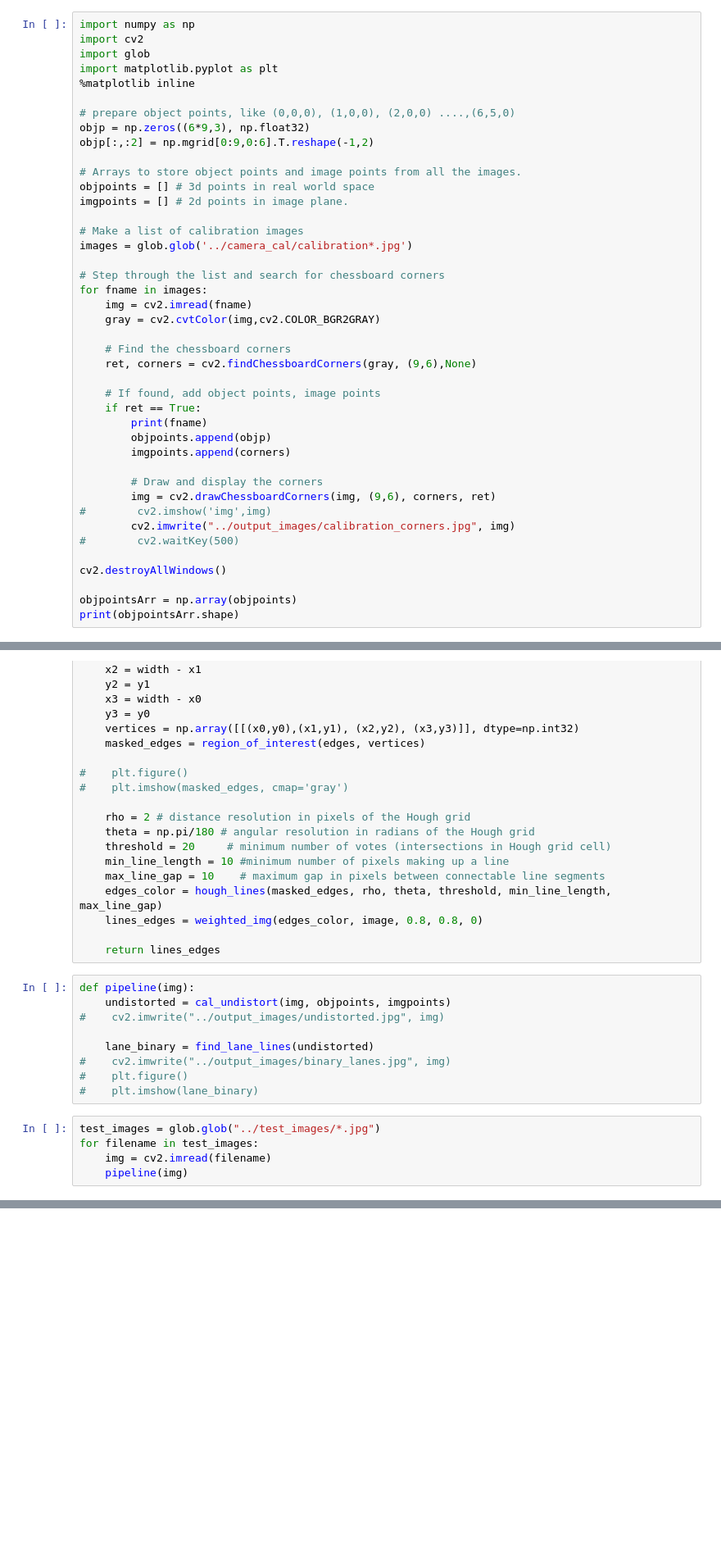
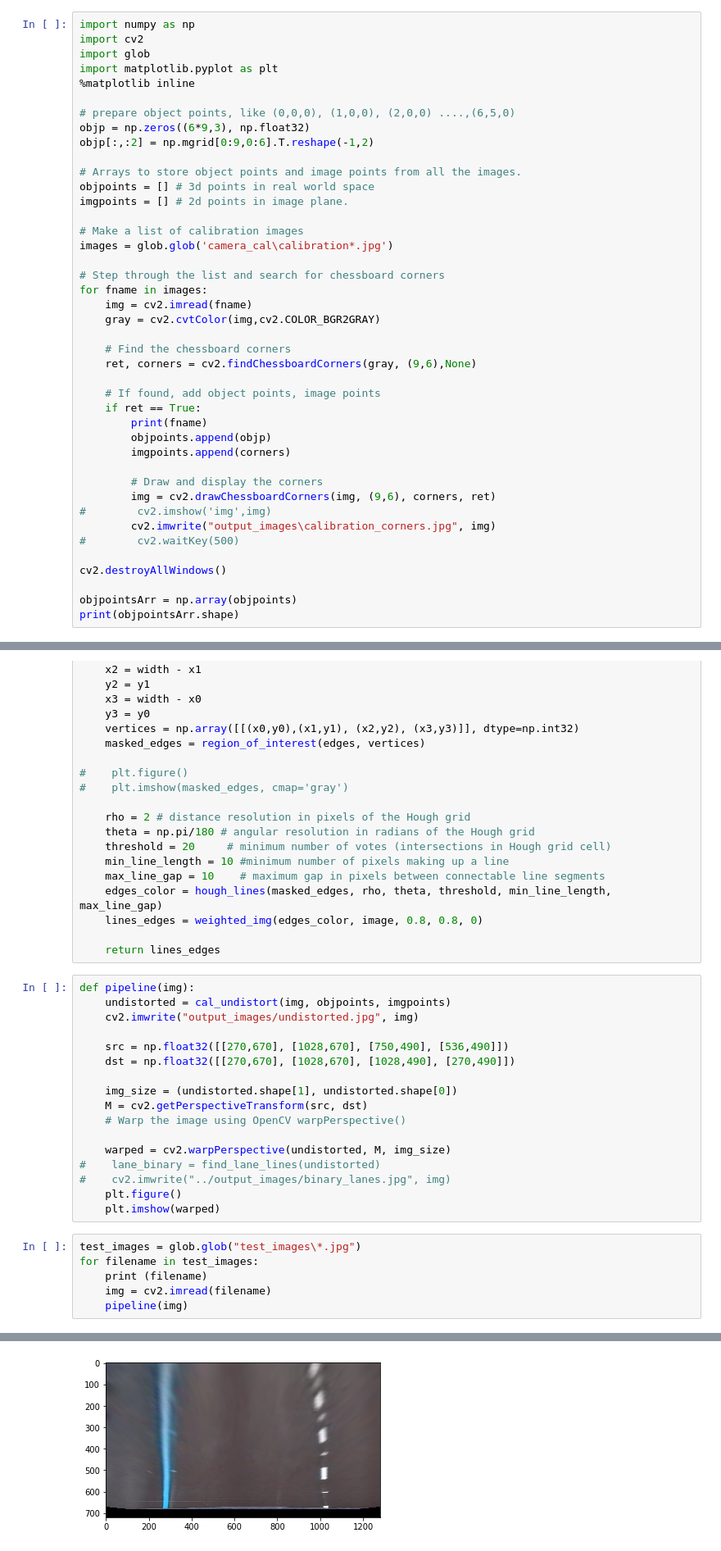
Before and after one commit to diljale/lane_finding_advanced, a Jupyter notebook: examples/example.ipynb, the cells around one changed output, grey strips where cells are left out. Shown: that part at 82% size. Drawn from its saved outputs; the diff is of its cells as text; blank space fills up the shorter version.

```diff
--- a/examples/example.ipynb
+++ b/examples/example.ipynb
@@ -30,7 +30,7 @@ objpoints = [] # 3d points in real world space
 imgpoints = [] # 2d points in image plane.
 
 # Make a list of calibration images
-images = glob.glob('../camera_cal/calibration*.jpg')
+images = glob.glob('camera_cal\calibration*.jpg')
 
 # Step through the list and search for chessboard corners
 for fname in images:
@@ -49,7 +49,7 @@ for fname in images:
         # Draw and display the corners
         img = cv2.drawChessboardCorners(img, (9,6), corners, ret)
 #        cv2.imshow('img',img)
-        cv2.imwrite("../output_images/calibration_corners.jpg", img)
+        cv2.imwrite("output_images\calibration_corners.jpg", img)
 #        cv2.waitKey(500)
 
 cv2.destroyAllWindows()
@@ -295,14 +295,24 @@ def find_lane_lines(image):
 # %%
 def pipeline(img):
     undistorted = cal_undistort(img, objpoints, imgpoints)
-#    cv2.imwrite("../output_images/undistorted.jpg", img)
+    cv2.imwrite("output_images/undistorted.jpg", img)
 
-    lane_binary = find_lane_lines(undistorted)
+    src = np.float32([[270,670], [1028,670], [750,490], [536,490]])
+    dst = np.float32([[270,670], [1028,670], [1028,490], [270,490]])
+
+    img_size = (undistorted.shape[1], undistorted.shape[0])
+    M = cv2.getPerspectiveTransform(src, dst)
+    # Warp the image using OpenCV warpPerspective()
+
+    warped = cv2.warpPerspective(undistorted, M, img_size)
+#    lane_binary = find_lane_lines(undistorted)
 #    cv2.imwrite("../output_images/binary_lanes.jpg", img)
-#    plt.figure()
-#    plt.imshow(lane_binary)
+    plt.figure()
+    plt.imshow(warped)
 # %%
-test_images = glob.glob("../test_images/*.jpg")
+test_images = glob.glob("test_images\*.jpg")
 for filename in test_images:
+    print (filename)
     img = cv2.imread(filename)
     pipeline(img)
+# %% [output]
@@ -308,0 +327 @@ for filename in test_images:
+[figure, added]
```
Also changed, not shown: parts of 5 cells of this notebook.
